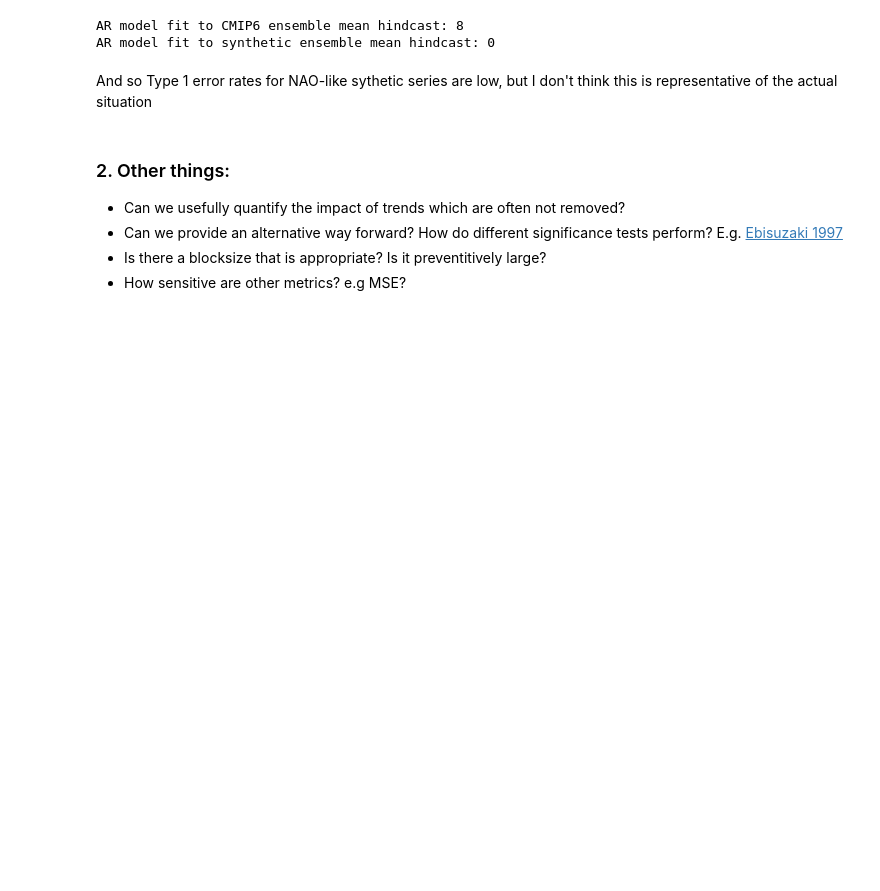
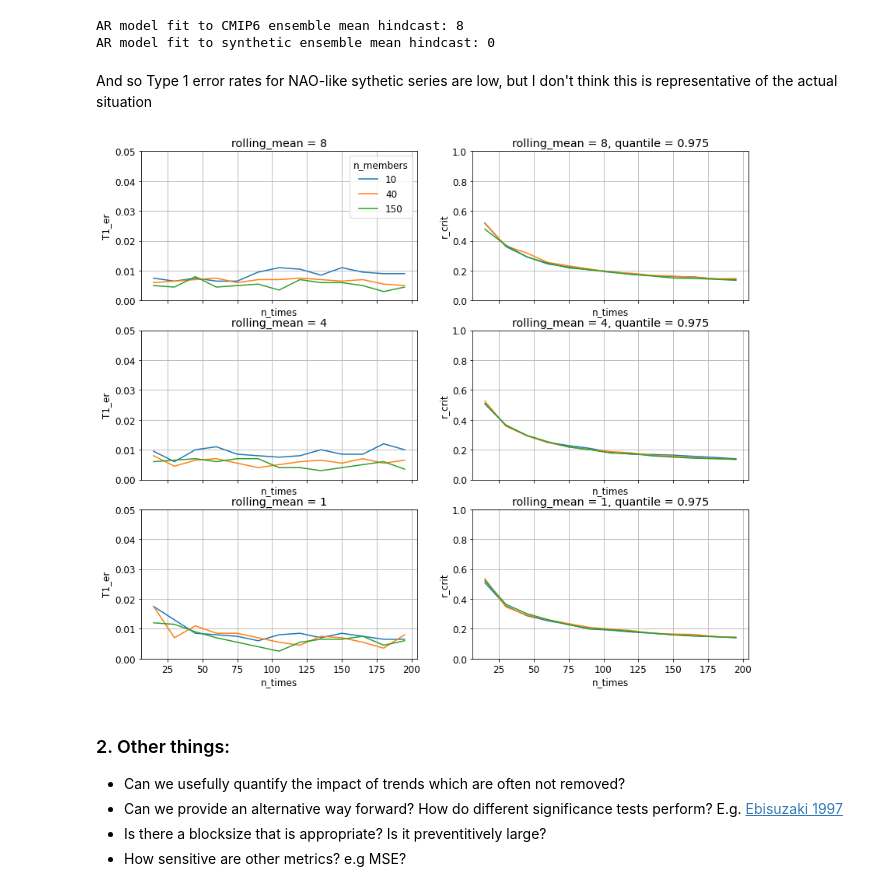
Before and after one commit to dougiesquire/Squire_2022_correlation, a Jupyter notebook: notebooks/exploratory/demo_Tim.ipynb, the cells around one changed output. Saved outputs shown, nothing was run; the diff lists cells and outputs as text; code cells hidden in the pictures; blank space fills up the shorter version.

```diff
--- a/notebooks/exploratory/demo_Tim.ipynb
+++ b/notebooks/exploratory/demo_Tim.ipynb
@@ -185,7 +185,7 @@ So the effective sample size is very small.
 ## Let's see how the Type I error rates (i.e. the proportion of samples that reject the null hypothesis when it's actually true) at $\alpha = 0.05$ depend on $N_{time}$ and $N_{member}$.
 # %%
 %%time
-clobber = True
+clobber = False
 
 if clobber:
     T1_er, r_crit = stats.get_Type_I_error_rates(
@@ -203,18 +203,18 @@ if clobber:
     )
 
     T1_er.to_dataset(name="T1_er").to_netcdf(
-        f"{DATA_DIR}/nao_T1error_block5.nc",
+        f"{DATA_DIR}/amv_T1error_block5.nc",
         mode="w"
     )
     r_crit.to_dataset(name="r_crit").to_netcdf(
-        f"{DATA_DIR}/nao_rcrit_block5.nc",
+        f"{DATA_DIR}/amv_rcrit_block5.nc",
         mode="w"
     )
 else:
     T1_er = xr.open_dataset(
-        f"{DATA_DIR}/nao_T1error_block5.nc"
+        f"{DATA_DIR}/amv_T1error_block5.nc"
     )["T1_er"]
     r_crit = xr.open_dataset(
-        f"{DATA_DIR}/nao_rcrit_block5.nc"
+        f"{DATA_DIR}/amv_rcrit_block5.nc"
     )["r_crit"]
 # %% [output]
@@ -355,6 +335,24 @@ AR model fit to CMIP6 ensemble mean hindcast: 8
 AR model fit to synthetic ensemble mean hindcast: 0
 # %% [markdown]
 And so Type 1 error rates for NAO-like sythetic series are low, but I don't think this is representative of the actual situation
+# %%
+T1_er = xr.open_dataset(f"{DATA_DIR}/nao_T1error_block5.nc")["T1_er"]
+r_crit = xr.open_dataset(f"{DATA_DIR}/nao_rcrit_block5.nc")["r_crit"]
+
+fig = plt.figure(figsize=(14, 4 * T1_er.sizes["rolling_mean"]))
+axs = fig.subplots(T1_er.sizes["rolling_mean"], 2, sharex=True)
+
+for idx, av in enumerate(T1_er["rolling_mean"][::-1]):
+    T1_er.sel(rolling_mean=av).plot.line(
+        ax=axs[idx, 0], x="n_times", add_legend=True if idx == 0 else False
+    )
+    r_crit.sel(rolling_mean=av).plot.line(ax=axs[idx, 1], x="n_times", add_legend=False)
+    axs[idx, 0].set_ylim(0, 0.05)
+    axs[idx, 0].grid()
+    axs[idx, 1].set_ylim(0, 1)
+    axs[idx, 1].grid()
+# %% [output]
+[figure, added]
 # %% [markdown]
 ### 2. Other things:
 - Can we usefully quantify the impact of trends which are often not removed?
```
Also changed, not shown: parts of 8 cells of this notebook.
